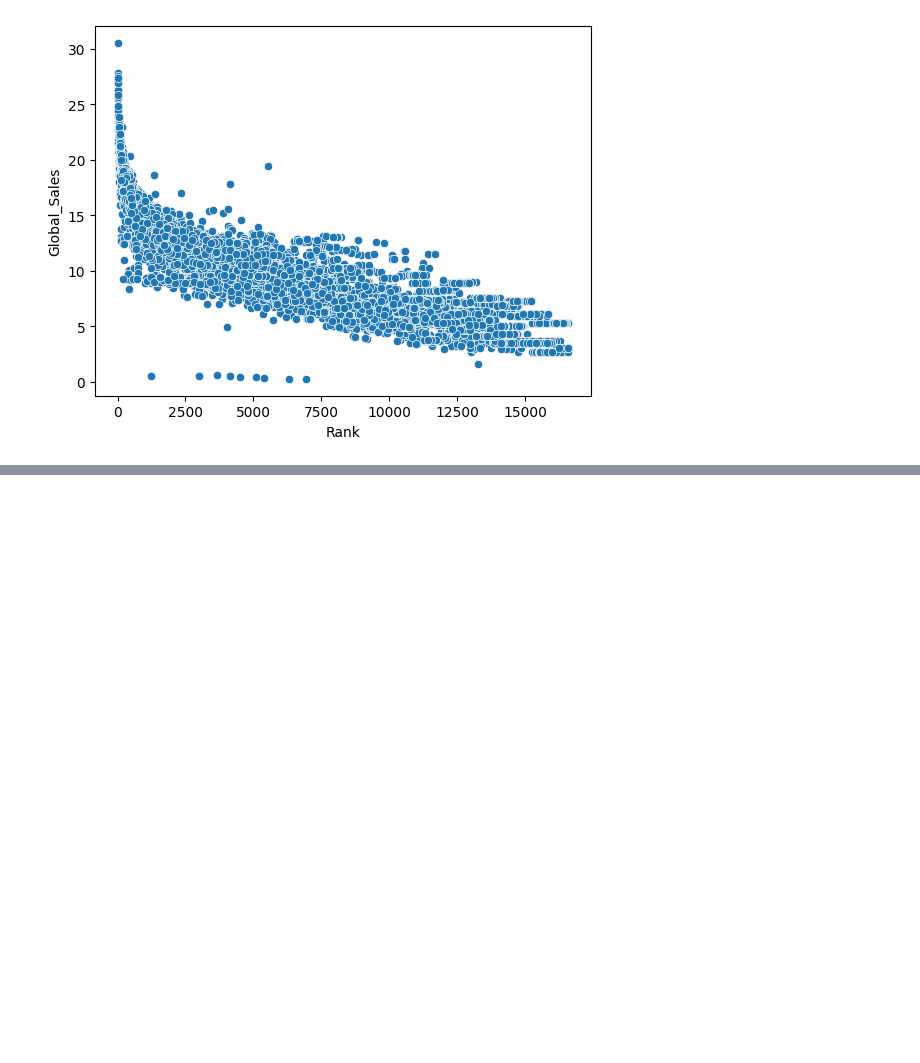
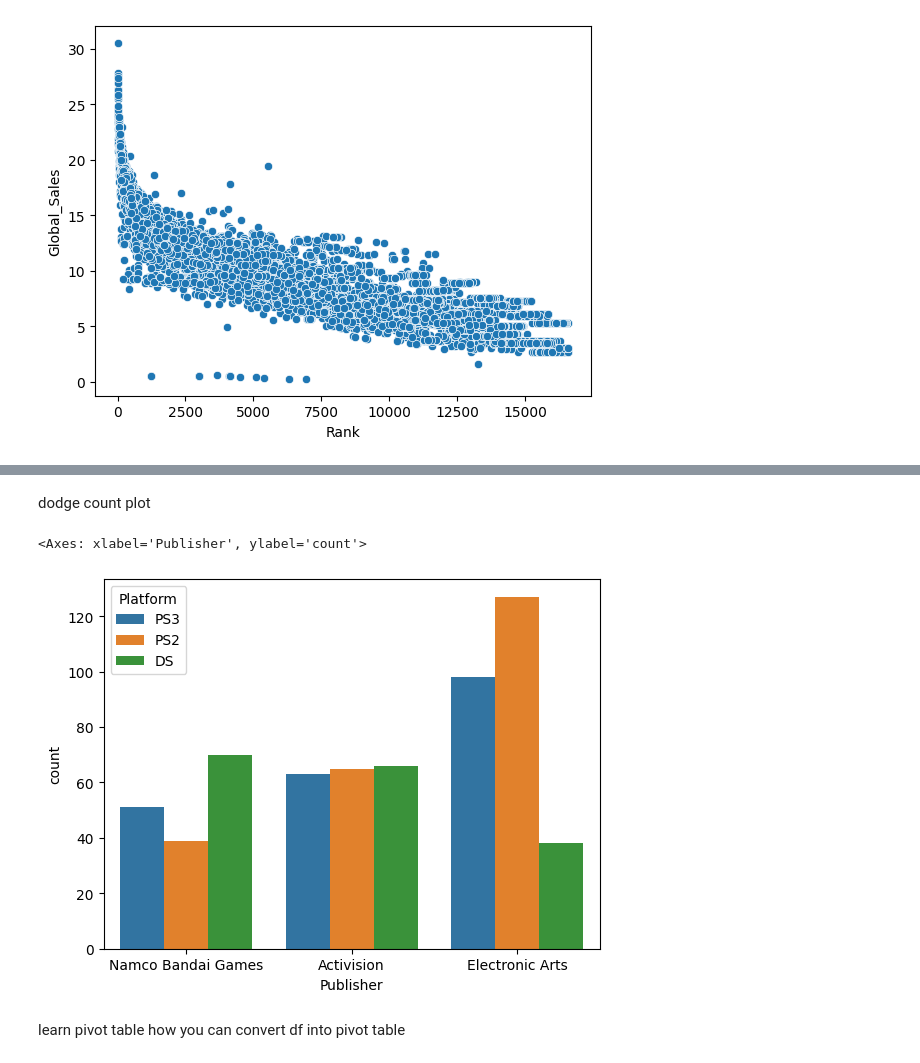
Before and after one commit to Manmohan-Shukla/data-visualisation, a Jupyter notebook: matplot.ipynb, the cells around one changed output, grey strips where cells are left out. Cells and saved outputs as stored; diff of their text form; code cells hidden in the pictures; blank space fills up the shorter version.

```diff
--- a/matplot.ipynb
+++ b/matplot.ipynb
@@ -254,0 +277,2 @@ sns.scatterplot(data=df,x="Rank",y="Global_Sales")
+# %%
+toppub=df['Publisher'].value_counts().index[:3]
@@ -254,0 +287,3 @@ sns.scatterplot(data=df,x="Rank",y="Global_Sales")
+# %%
+topdat=df.loc[df['Publisher'].isin(toppub) & df['Genre'].isin(topgen) & df['Platform'].isin(topplat)]
+topdat
@@ -254,0 +304,9 @@ sns.scatterplot(data=df,x="Rank",y="Global_Sales")
+# %% [markdown]
+dodge count plot
+# %%
+sns.countplot(data=topdat,x='Publisher',hue='Platform')
+# %% [output]
+<Axes: xlabel='Publisher', ylabel='count'>
+[figure, added]
+# %% [markdown]
+learn pivot table how you can convert df into pivot table
```
Also changed, not shown: parts of 19 cells of this notebook, 1 other file.
